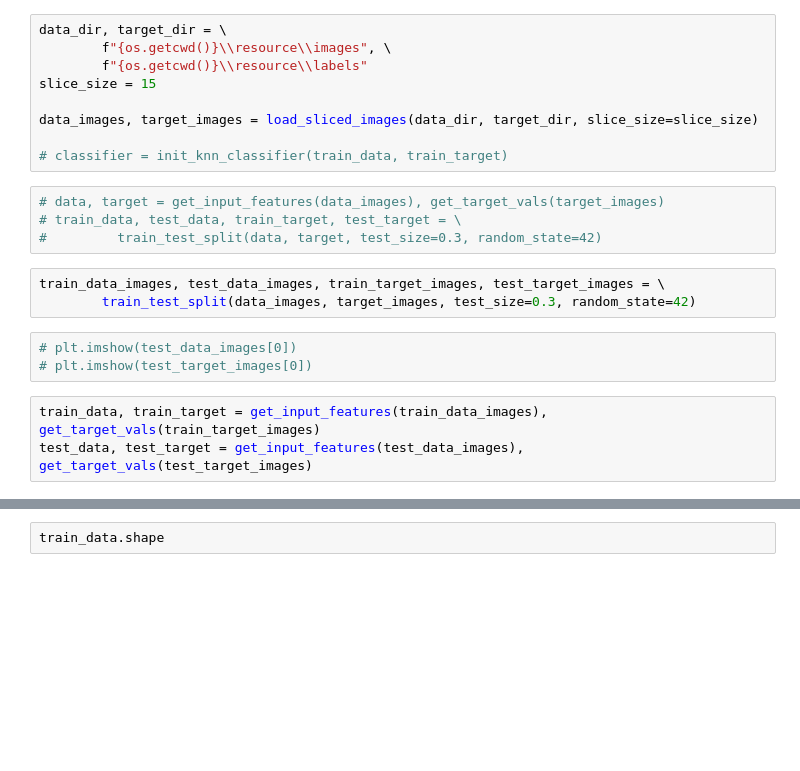
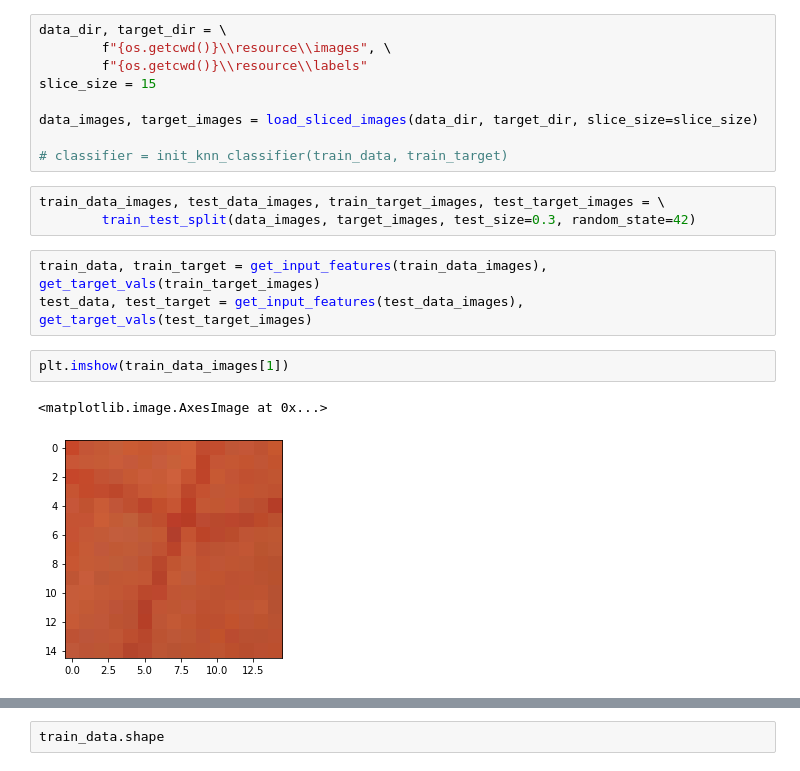
Before and after one commit to alxtrtw/retinal-segmentation, a Jupyter notebook: retinal_segmentation/retinal_segmentation.ipynb, the cells around one changed output, grey strips where cells are left out. Drawn from its saved outputs; the diff is of its cells as text; blank space fills up the shorter version.

```diff
--- a/retinal_segmentation/retinal_segmentation.ipynb
+++ b/retinal_segmentation/retinal_segmentation.ipynb
@@ -31,16 +31,14 @@ slice_size = 15
 data_images, target_images = load_sliced_images(data_dir, target_dir, slice_size=slice_size)
 
 # classifier = init_knn_classifier(train_data, train_target)
-# %%
-# data, target = get_input_features(data_images), get_target_vals(target_images)
-# train_data, test_data, train_target, test_target = \
-#         train_test_split(data, target, test_size=0.3, random_state=42)
 # %%
 train_data_images, test_data_images, train_target_images, test_target_images = \
         train_test_split(data_images, target_images, test_size=0.3, random_state=42)
-# %%
-# plt.imshow(test_data_images[0])
-# plt.imshow(test_target_images[0])
 # %%
 train_data, train_target = get_input_features(train_data_images), get_target_vals(train_target_images)
 test_data, test_target = get_input_features(test_data_images), get_target_vals(test_target_images)
+# %%
+plt.imshow(train_data_images[1])
+# %% [output]
+<matplotlib.image.AxesImage at 0x...>
+[figure, added]
```
Also changed, not shown: parts of 4 cells of this notebook, 3 other files.
